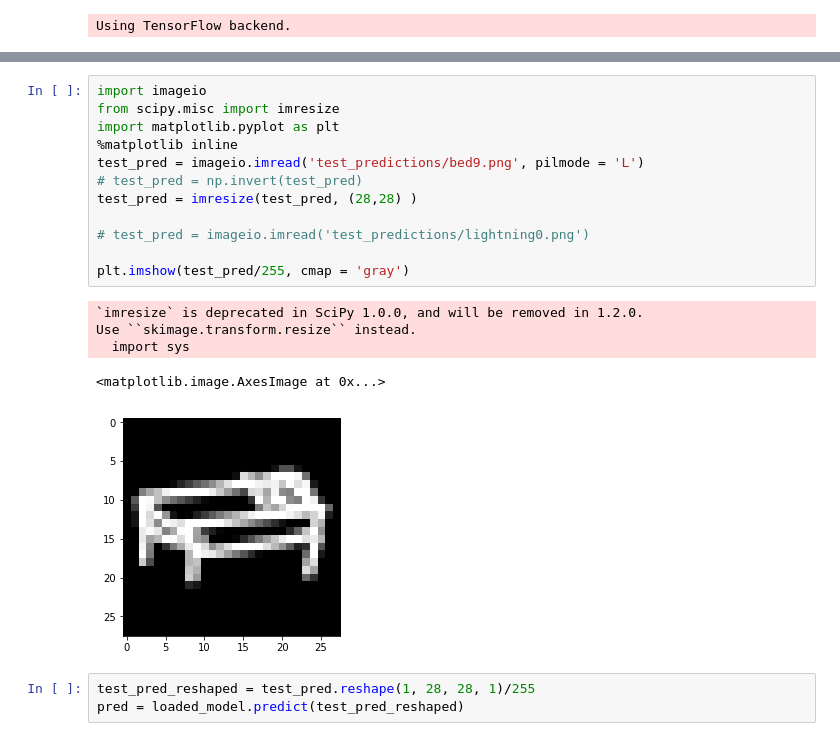
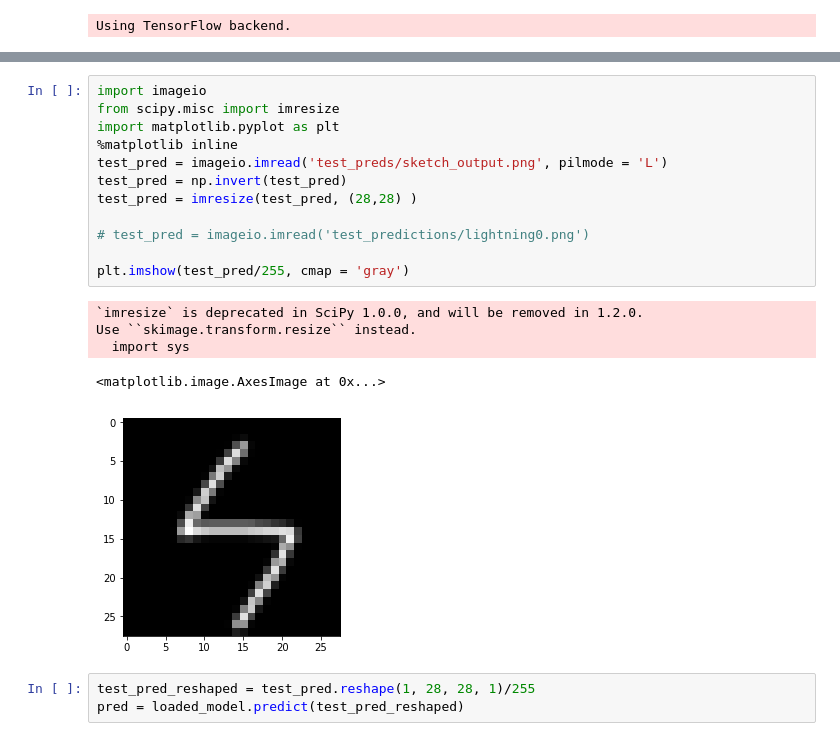
Before and after one commit to clfkenny/quickdraw-sketch-classifier, a Jupyter notebook: prototype_model.ipynb, the cells around one changed output, grey strips where cells are left out. Cells and saved outputs as stored; diff of their text form.

```diff
--- a/prototype_model.ipynb
+++ b/prototype_model.ipynb
@@ -138,21 +131,21 @@ categories = [s.replace('.npy', '') for s in categories]
 # %%
 import imageio
 from scipy.misc import imresize
 import matplotlib.pyplot as plt
 %matplotlib inline
-test_pred = imageio.imread('test_predictions/bed9.png', pilmode = 'L')
-# test_pred = np.invert(test_pred)
+test_pred = imageio.imread('test_preds/sketch_output.png', pilmode = 'L')
+test_pred = np.invert(test_pred)
 test_pred = imresize(test_pred, (28,28) )
 
 # test_pred = imageio.imread('test_predictions/lightning0.png')
 
 plt.imshow(test_pred/255, cmap = 'gray')
 # %% [output]
 `imresize` is deprecated in SciPy 1.0.0, and will be removed in 1.2.0.
 Use ``skimage.transform.resize`` instead.
   import sys
 <matplotlib.image.AxesImage at 0x...>
-[figure, old version]
+[figure, new version]
 # %%
 test_pred_reshaped = test_pred.reshape(1, 28, 28, 1)/255
 pred = loaded_model.predict(test_pred_reshaped)
```
Also changed, not shown: parts of 4 cells of this notebook, 45 other files.
